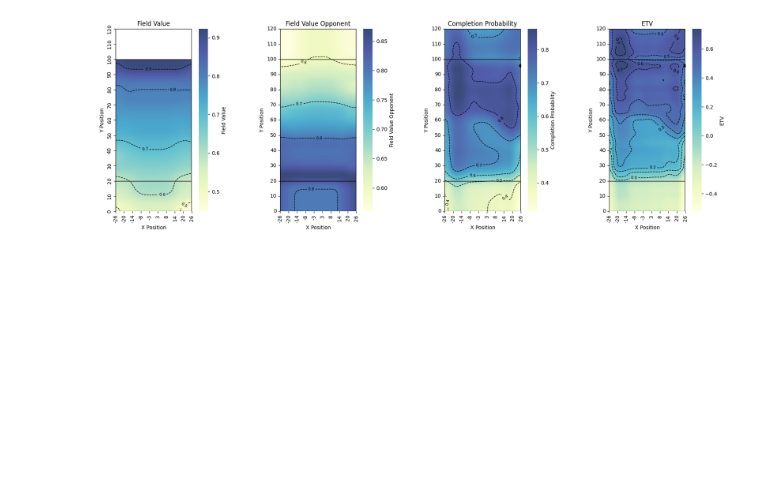
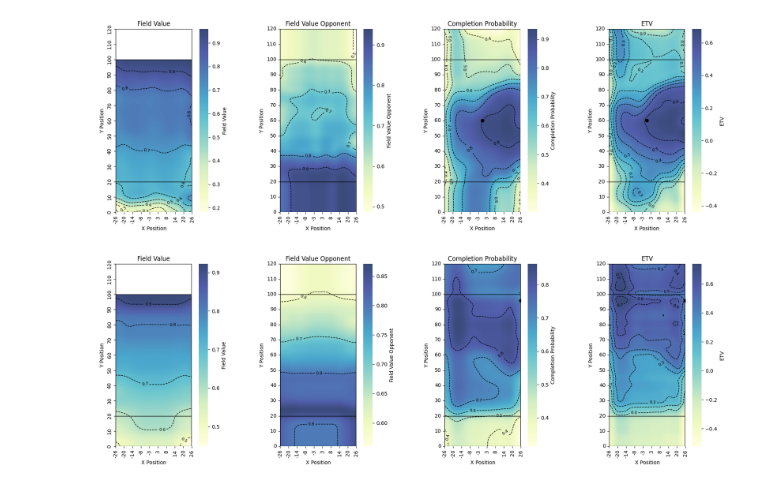
Before and after one commit to BradenEberhard/Expected-Throwing-Value, a Jupyter notebook: figures/etv_plots.ipynb, the cells around one changed output. Saved outputs shown, nothing was run; the diff lists cells and outputs as text; code cells hidden in the pictures; blank space fills up the shorter version.

```diff
--- a/figures/etv_plots.ipynb
+++ b/figures/etv_plots.ipynb
@@ -7,7 +7,28 @@ import joblib
 import matplotlib.pyplot as plt
 from helper_files.plotting_functions import get_opponent_df, generate_fv_grid, plot_heatmap, generate_cp_grid
 # %%
-models = joblib.load('../data/models/all_models.jblb')
+models = joblib.load('../data/models/all_models_augment_all.jblb')
+# %%
+defaults = {'possession_num':1, 'possession_throw':4,'game_quarter':1, 'quarter_point':1,'score_diff':0,'times':3}
+sigma = 3
+thrower_x, thrower_y = 25, 60
+fig, axes = plt.subplots(1, 4, figsize=(18, 6))
+
+fv_grid = generate_fv_grid(-26.66, 26.67, 0, 100, 50, 100, default_columns=defaults, include_interaction=False)
+fv = plot_heatmap(models['fv_model']['model'], fv_grid, 50, 100, title='Field Value', scaler=models['fv_model']['scaler'], sigma=sigma, ax=axes[0])
+
+cp_grid = generate_cp_grid(thrower_x=thrower_x, thrower_y=thrower_y, default_columns=defaults)
+cp = plot_heatmap(models['cp_model']['model'], cp_grid[models['cp_model']['features']], 50, 120, title='Completion Probability', scaler=models['cp_model']['scaler'], sigma=sigma, ax=axes[2], highlight_point=(thrower_x, thrower_y))
+
+opponent_df = get_opponent_df(cp_grid)
+fv_opponent = plot_heatmap(models['fv_model']['model'], opponent_df, 50, 120, title='Field Value Opponent', scaler=models['fv_model']['scaler'], sigma=sigma, ax=axes[1])
+
+etv = models['etv_model'].predict(cp_grid).reshape(120,50)
+plot_heatmap(None, etv, 50, 120, title='ETV', sigma=2.5, ax=axes[3], highlight_point=(thrower_x, thrower_y))
+plt.tight_layout()
+plt.show()
+# %% [output]
+[figure, added]
 # %%
 defaults = {'possession_num':1, 'possession_throw':4,'game_quarter':1, 'quarter_point':1,'score_diff':0,'times':10}
 sigma = 3
```
Also changed, not shown: 8 other files.
